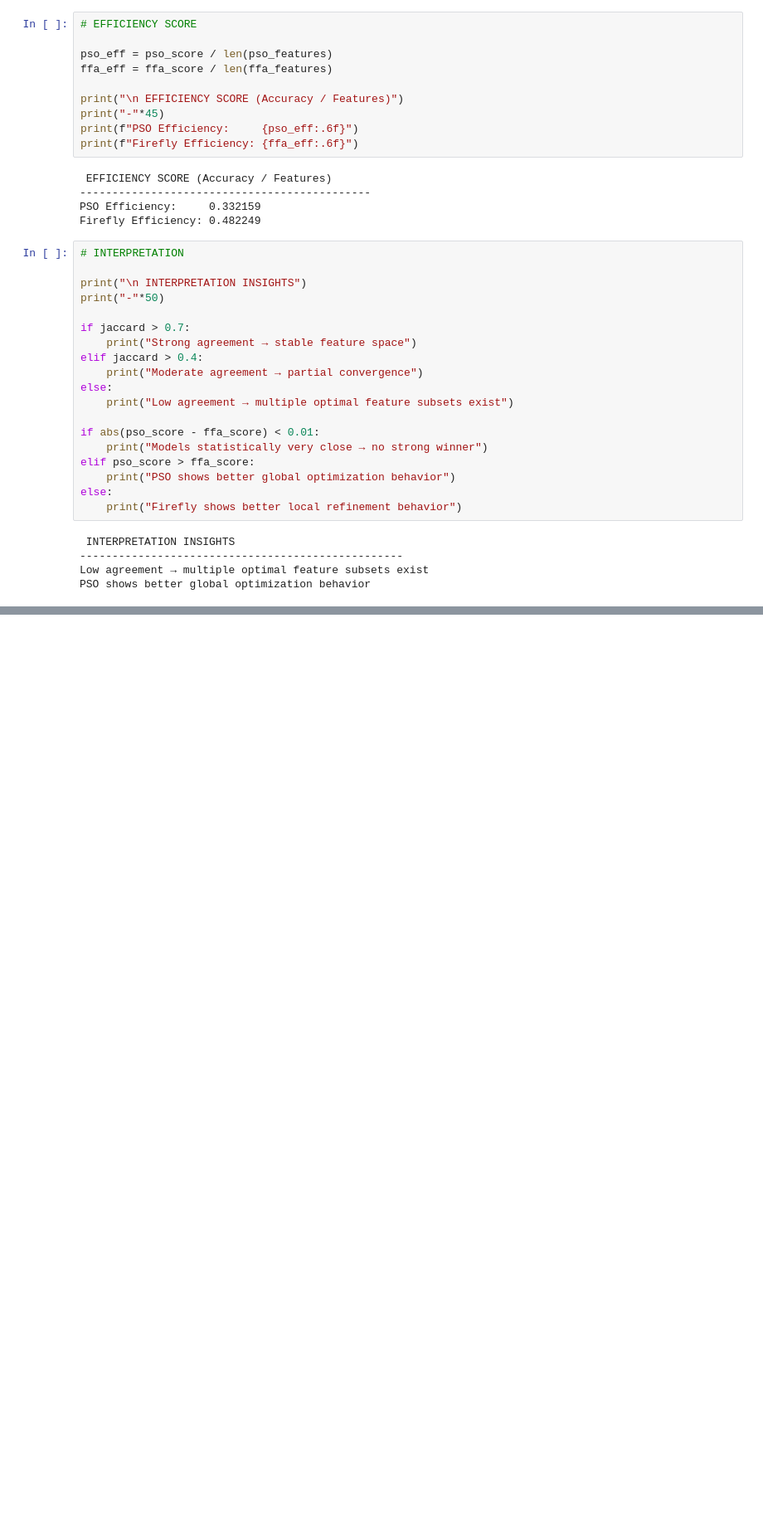
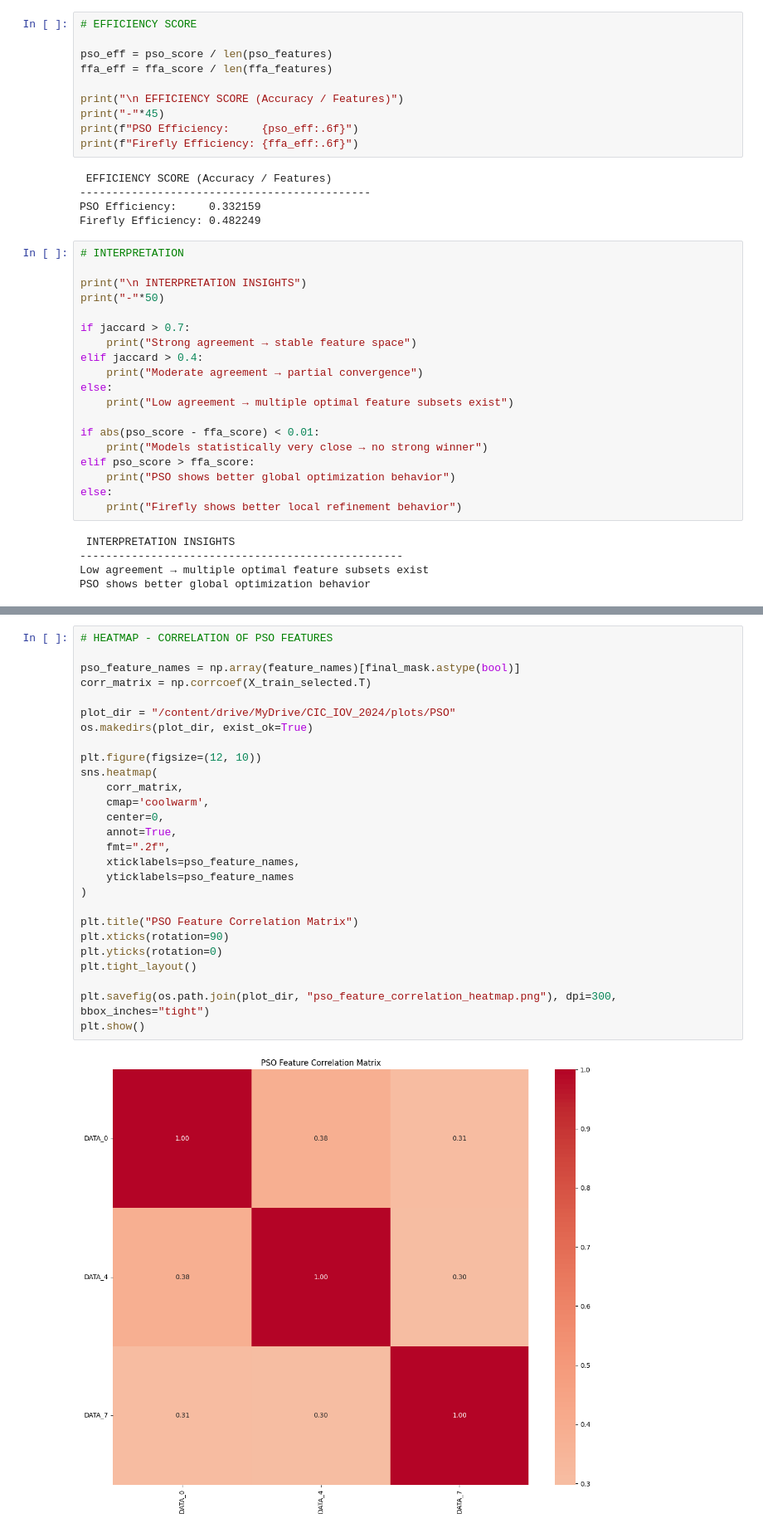
Before and after one commit to vaibhav12686/CIC-IOV-2024-multi-class-classification, a Jupyter notebook: CIC_IOV_2024.ipynb, the cells around one changed output, grey strips where cells are left out. Shown at 83% size. Drawn from its saved outputs; the diff is of its cells as text; blank space fills up the shorter version.

```diff
--- a/CIC_IOV_2024.ipynb
+++ b/CIC_IOV_2024.ipynb
@@ -813,0 +867,29 @@ PSO shows better global optimization behavior
+# %%
+# HEATMAP - CORRELATION OF PSO FEATURES
+
+pso_feature_names = np.array(feature_names)[final_mask.astype(bool)]
+corr_matrix = np.corrcoef(X_train_selected.T)
+
+plot_dir = "/content/drive/MyDrive/CIC_IOV_2024/plots/PSO"
+os.makedirs(plot_dir, exist_ok=True)
+
+plt.figure(figsize=(12, 10))
+sns.heatmap(
+    corr_matrix,
+    cmap='coolwarm',
+    center=0,
+    annot=True,
+    fmt=".2f",
+    xticklabels=pso_feature_names,
+    yticklabels=pso_feature_names
+)
+
+plt.title("PSO Feature Correlation Matrix")
+plt.xticks(rotation=90)
+plt.yticks(rotation=0)
+plt.tight_layout()
+
+plt.savefig(os.path.join(plot_dir, "pso_feature_correlation_heatmap.png"), dpi=300, bbox_inches="tight")
+plt.show()
+# %% [output]
+[figure, added]
```
Also changed, not shown: parts of 4 cells of this notebook.
